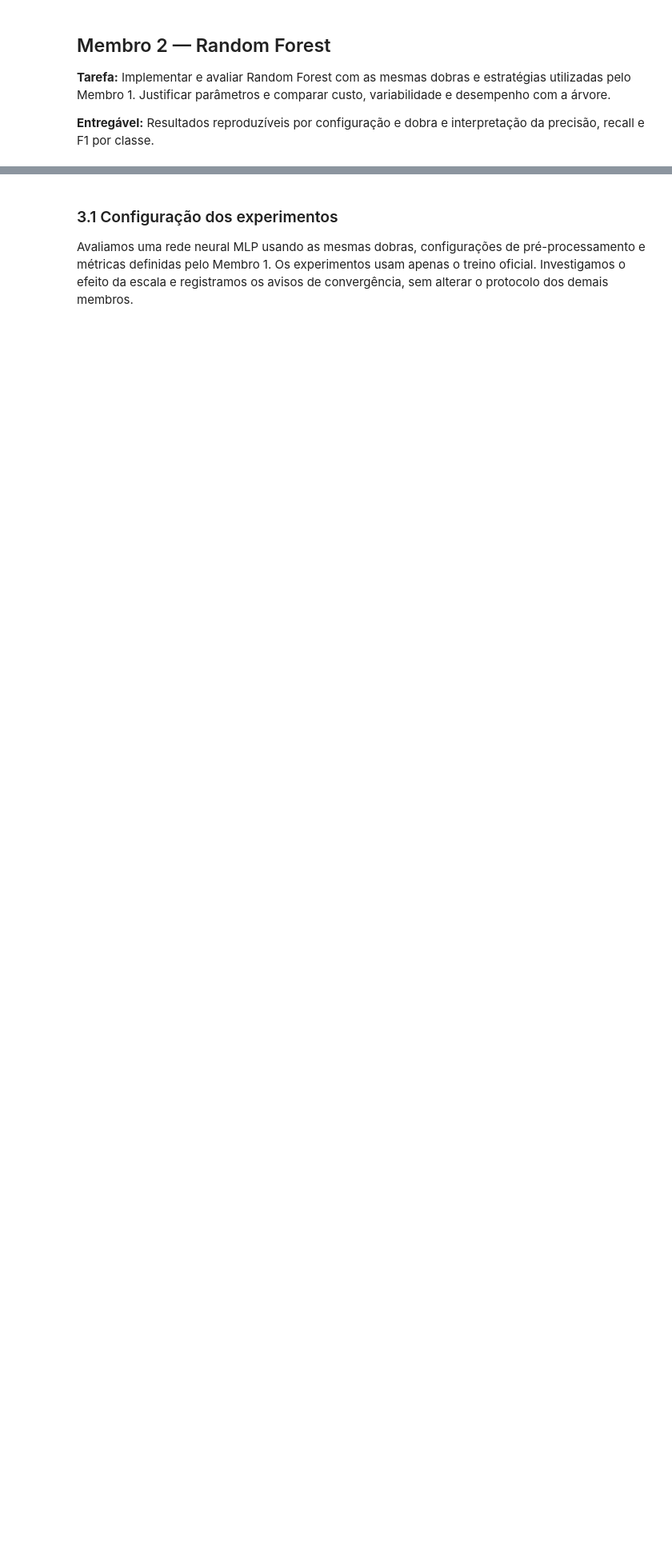
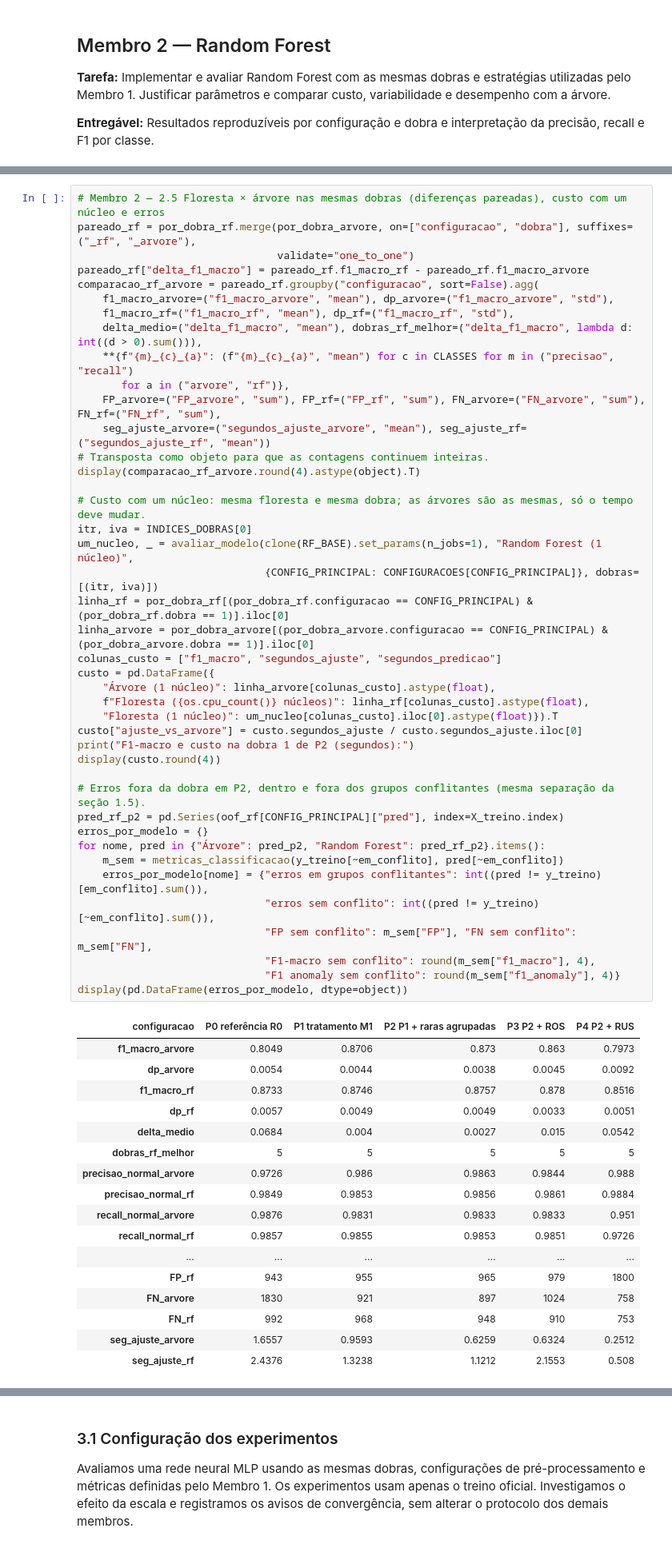
Before and after one commit to matheusmra/tp-ia, a Jupyter notebook: notebooks/03_classificadores.ipynb, the cells around one changed output, grey strips where cells are left out. Shown at 80% size. Saved outputs shown, nothing was run; the diff lists cells and outputs as text; blank space fills up the shorter version.

```diff
--- a/notebooks/03_classificadores.ipynb
+++ b/notebooks/03_classificadores.ipynb
@@ -668,0 +907,60 @@ Entre os erros sem conflito, o ponto fraco é o tráfego **UDP**: o recall de `a
+# %%
+# Membro 2 — 2.5 Floresta × árvore nas mesmas dobras (diferenças pareadas), custo com um núcleo e erros
+pareado_rf = por_dobra_rf.merge(por_dobra_arvore, on=["configuracao", "dobra"], suffixes=("_rf", "_arvore"),
+                                validate="one_to_one")
+pareado_rf["delta_f1_macro"] = pareado_rf.f1_macro_rf - pareado_rf.f1_macro_arvore
+comparacao_rf_arvore = pareado_rf.groupby("configuracao", sort=False).agg(
+    f1_macro_arvore=("f1_macro_arvore", "mean"), dp_arvore=("f1_macro_arvore", "std"),
+    f1_macro_rf=("f1_macro_rf", "mean"), dp_rf=("f1_macro_rf", "std"),
+    delta_medio=("delta_f1_macro", "mean"), dobras_rf_melhor=("delta_f1_macro", lambda d: int((d > 0).sum())),
+    **{f"{m}_{c}_{a}": (f"{m}_{c}_{a}", "mean") for c in CLASSES for m in ("precisao", "recall")
+       for a in ("arvore", "rf")},
+    FP_arvore=("FP_arvore", "sum"), FP_rf=("FP_rf", "sum"), FN_arvore=("FN_arvore", "sum"), FN_rf=("FN_rf", "sum"),
+    seg_ajuste_arvore=("segundos_ajuste_arvore", "mean"), seg_ajuste_rf=("segundos_ajuste_rf", "mean"))
+# Transposta como objeto para que as contagens continuem inteiras.
+display(comparacao_rf_arvore.round(4).astype(object).T)
+
+# Custo com um núcleo: mesma floresta e mesma dobra; as árvores são as mesmas, só o tempo deve mudar.
+itr, iva = INDICES_DOBRAS[0]
+um_nucleo, _ = avaliar_modelo(clone(RF_BASE).set_params(n_jobs=1), "Random Forest (1 núcleo)",
+                              {CONFIG_PRINCIPAL: CONFIGURACOES[CONFIG_PRINCIPAL]}, dobras=[(itr, iva)])
+linha_rf = por_dobra_rf[(por_dobra_rf.configuracao == CONFIG_PRINCIPAL) & (por_dobra_rf.dobra == 1)].iloc[0]
+linha_arvore = por_dobra_arvore[(por_dobra_arvore.configuracao == CONFIG_PRINCIPAL) & (por_dobra_arvore.dobra == 1)].iloc[0]
+colunas_custo = ["f1_macro", "segundos_ajuste", "segundos_predicao"]
+custo = pd.DataFrame({
+    "Árvore (1 núcleo)": linha_arvore[colunas_custo].astype(float),
+    f"Floresta ({os.cpu_count()} núcleos)": linha_rf[colunas_custo].astype(float),
+    "Floresta (1 núcleo)": um_nucleo[colunas_custo].iloc[0].astype(float)}).T
+custo["ajuste_vs_arvore"] = custo.segundos_ajuste / custo.segundos_ajuste.iloc[0]
+print("F1-macro e custo na dobra 1 de P2 (segundos):")
+display(custo.round(4))
+
+# Erros fora da dobra em P2, dentro e fora dos grupos conflitantes (mesma separação da seção 1.5).
+pred_rf_p2 = pd.Series(oof_rf[CONFIG_PRINCIPAL]["pred"], index=X_treino.index)
+erros_por_modelo = {}
+for nome, pred in {"Árvore": pred_p2, "Random Forest": pred_rf_p2}.items():
+    m_sem = metricas_classificacao(y_treino[~em_conflito], pred[~em_conflito])
+    erros_por_modelo[nome] = {"erros em grupos conflitantes": int((pred != y_treino)[em_conflito].sum()),
+                              "erros sem conflito": int((pred != y_treino)[~em_conflito].sum()),
+                              "FP sem conflito": m_sem["FP"], "FN sem conflito": m_sem["FN"],
+                              "F1-macro sem conflito": round(m_sem["f1_macro"], 4),
+                              "F1 anomaly sem conflito": round(m_sem["f1_anomaly"], 4)}
+display(pd.DataFrame(erros_por_modelo, dtype=object))
+# %% [output]
+| configuracao | P0 referência R0 | P1 tratamento M1 | P2 P1 + raras agrupadas | P3 P2 + ROS | P4 P2 + RUS |
+| f1_macro_arvore | 0.8049 | 0.8706 | 0.873 | 0.863 | 0.7973 |
+| dp_arvore | 0.0054 | 0.0044 | 0.0038 | 0.0045 | 0.0092 |
+| f1_macro_rf | 0.8733 | 0.8746 | 0.8757 | 0.878 | 0.8516 |
+| dp_rf | 0.0057 | 0.0049 | 0.0049 | 0.0033 | 0.0051 |
+| delta_medio | 0.0684 | 0.004 | 0.0027 | 0.015 | 0.0542 |
+| dobras_rf_melhor | 5 | 5 | 5 | 5 | 5 |
+| precisao_normal_arvore | 0.9726 | 0.986 | 0.9863 | 0.9844 | 0.988 |
+| precisao_normal_rf | 0.9849 | 0.9853 | 0.9856 | 0.9861 | 0.9884 |
+| recall_normal_arvore | 0.9876 | 0.9831 | 0.9833 | 0.9833 | 0.951 |
+| recall_normal_rf | 0.9857 | 0.9855 | 0.9853 | 0.9851 | 0.9726 |
+| ... | ... | ... | ... | ... | ... |
+| FP_rf | 943 | 955 | 965 | 979 | 1800 |
+| FN_arvore | 1830 | 921 | 897 | 1024 | 758 |
+| FN_rf | 992 | 968 | 948 | 910 | 753 |
+| seg_ajuste_arvore | 1.6557 | 0.9593 | 0.6259 | 0.6324 | 0.2512 |
+| seg_ajuste_rf | 2.4376 | 1.3238 | 1.1212 | 2.1553 | 0.508 |
```
Also changed, not shown: parts of 14 cells of this notebook.
